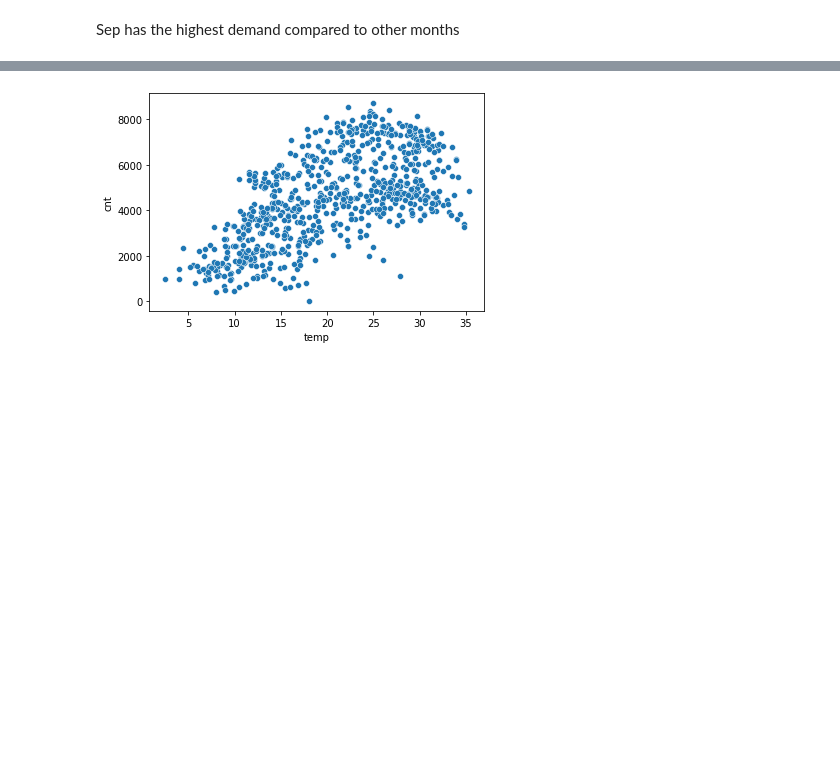
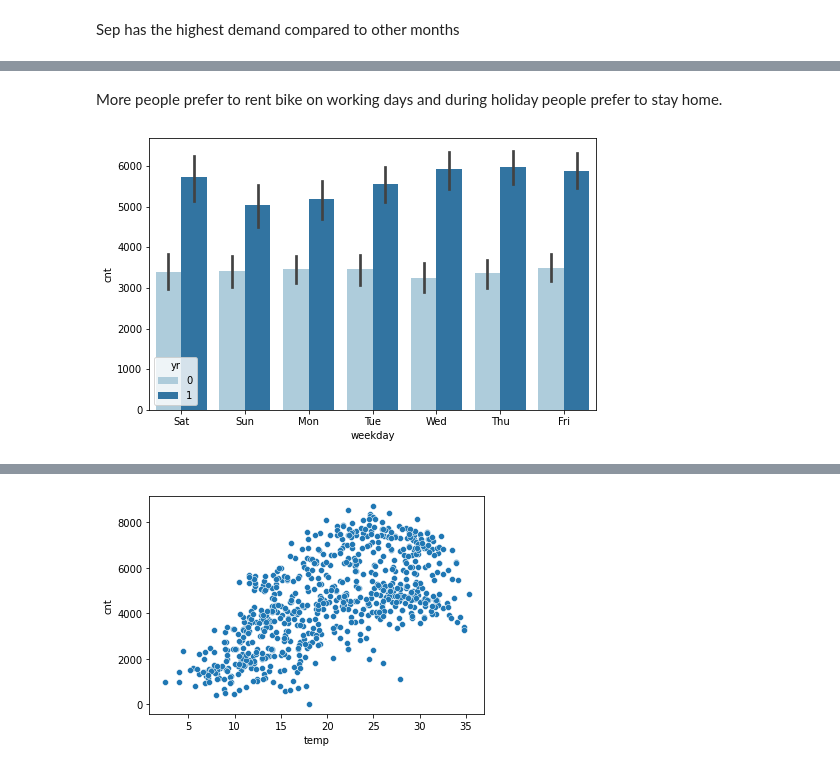
Before and after one commit to PramodKhandare/BoomBikes-LinearRegression-Assignment, a Jupyter notebook: BoomBikes-LinearRegression-Assignment.ipynb, the cells around one changed output, grey strips where cells are left out. Drawn from its saved outputs; the diff is of its cells as text; code cells hidden in the pictures; blank space fills up the shorter version.

```diff
--- a/BoomBikes-LinearRegression-Assignment.ipynb
+++ b/BoomBikes-LinearRegression-Assignment.ipynb
@@ -228,0 +252,9 @@ Sep has the highest demand compared to other months
+# %% [markdown]
+More people prefer to rent bike on working days and during holiday people prefer to stay home.
+# %%
+#Relation between weekday and cnt
+plt.figure(figsize=(8,5))
+sns.barplot('weekday', 'cnt', hue='yr', data= df, palette='Paired')
+plt.show()
+# %% [output]
+[figure, added]
```
Also changed, not shown: parts of 30 cells of this notebook.
